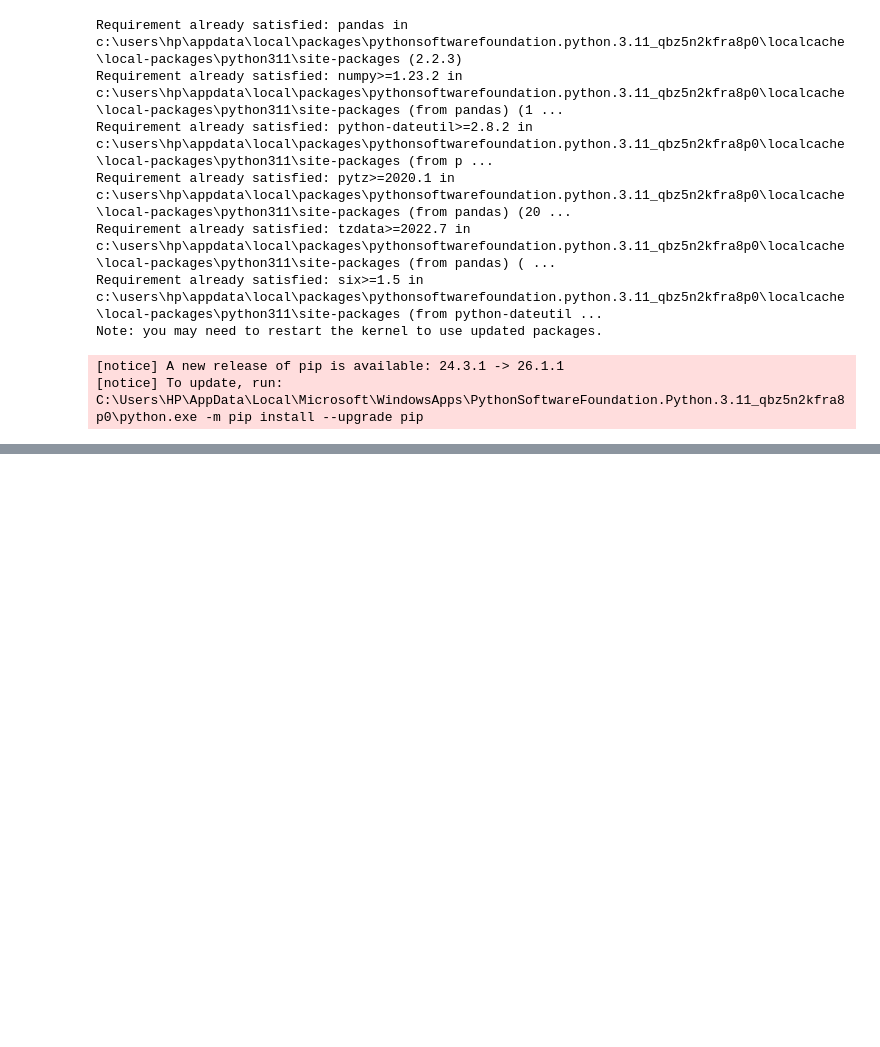
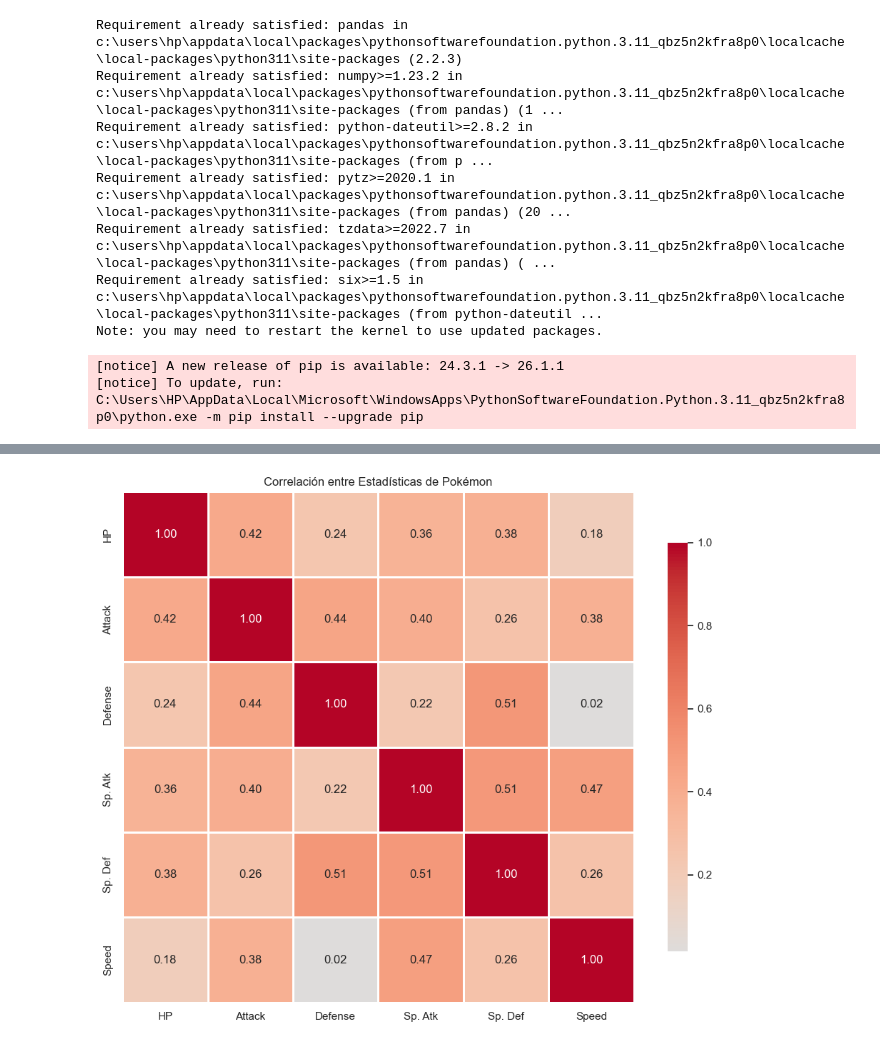
Before and after one commit to JohanAv1018/proyecto_prueba, a Jupyter notebook: script_1.ipynb, the cells around one changed output, grey strips where cells are left out. Cells and saved outputs as stored; diff of their text form; code cells hidden in the pictures; blank space fills up the shorter version.

```diff
--- a/script_1.ipynb
+++ b/script_1.ipynb
@@ -42,0 +120,92 @@ df.head()
+# %%
+import numpy as np
+import matplotlib.pyplot as plt
+import seaborn as sns
+import os
+
+# Crear carpeta para imágenes
+os.makedirs('images', exist_ok=True)
+
+sns.set(style='whitegrid', palette='husl')
+
+num_cols = df.select_dtypes(include=['number']).columns.tolist()
+cat_cols = df.select_dtypes(include=['object', 'category']).columns.tolist()
+
+# 1. Matriz de correlación de estadísticas (stats relevantes)
+stats_cols = [col for col in num_cols if col.lower() in ['hp', 'attack', 'defense', 'sp. atk', 'sp. def', 'speed']]
+if len(stats_cols) >= 2:
+    plt.figure(figsize=(10, 8))
+    corr_matrix = df[stats_cols].corr()
+    sns.heatmap(corr_matrix, annot=True, cmap='coolwarm', center=0,
+                square=True, linewidths=1, cbar_kws={"shrink": 0.8}, fmt='.2f')
+    plt.title('Correlación entre Estadísticas de Pokémon')
+    plt.tight_layout()
+    plt.savefig('images/01_correlacion_stats.png', dpi=300, bbox_inches='tight')
+    plt.show()
+
+    # Identificar tradeoffs (correlaciones negativas)
+    print("\n=== ASOCIACIONES CLAVE ===")
+    for i in range(len(corr_matrix.columns)):
+        for j in range(i+1, len(corr_matrix.columns)):
+            corr_val = corr_matrix.iloc[i, j]
+            col1, col2 = corr_matrix.columns[i], corr_matrix.columns[j]
+            if abs(corr_val) > 0.5:
+                print(f"{col1} <-> {col2}: {corr_val:.3f}")
+
+# 2. Distribución de stats por tipo
+if 'Type 1' in cat_cols and len(stats_cols) > 0:
+    primary_type = 'Type 1'
+    fig, axes = plt.subplots(2, 3, figsize=(16, 10))
+    axes = axes.flatten()
+
+    for idx, stat in enumerate(stats_cols[:6]):
+        sns.boxplot(data=df, x=primary_type, y=stat, ax=axes[idx], palette='Set2')
+        axes[idx].set_title(f'{stat} por Tipo')
+        axes[idx].set_xticklabels(axes[idx].get_xticklabels(), rotation=45, ha='right')
+
+    plt.tight_layout()
+    plt.savefig('images/02_stats_por_tipo.png', dpi=300, bbox_inches='tight')
+    plt.show()
+
+# 3. Relación Ataque vs Defensa (análisis de roles)
+if 'Attack' in stats_cols and 'Defense' in stats_cols:
+    plt.figure(figsize=(12, 7))
+
+    if 'Type 1' in cat_cols:
+        types = df['Type 1'].unique()[:5]  # Primeros 5 tipos para claridad
+        for ptype in types:
+            mask = df['Type 1'] == ptype
+            plt.scatter(df[mask]['Attack'], df[mask]['Defense'],
+                       label=ptype, alpha=0.6, s=80)
+    else:
+        plt.scatter(df['Attack'], df['Defense'], alpha=0.6, s=80)
+
+    plt.xlabel('Attack')
+    plt.ylabel('Defense')
+    plt.title('Posicionamiento Ofensivo vs Defensivo de Pokémon')
+    plt.legend()
+    plt.grid(True, alpha=0.3)
+    plt.tight_layout()
+    plt.savefig('images/03_ataque_vs_defensa.png', dpi=300, bbox_inches='tight')
+    plt.show()
+
+# 4. Stats totales vs velocidad (hipótesis: tradeoff con velocidad)
+if 'Speed' in stats_cols:
+    total_stats = df[stats_cols].sum(axis=1)
+    plt.figure(figsize=(10, 6))
+    plt.scatter(total_stats, df['Speed'], alpha=0.6, s=100, c=df['Speed'], cmap='viridis')
+    z = np.polyfit(total_stats, df['Speed'], 1)
+    p = np.poly1d(z)
+    plt.plot(total_stats, p(total_stats), "r--", linewidth=2, label='Tendencia')
+    plt.xlabel('Stats Totales')
+    plt.ylabel('Velocidad')
+    plt.title('¿Hay tradeoff entre Stats Totales y Velocidad?')
+    plt.colorbar(label='Speed')
+    plt.legend()
+    plt.tight_layout()
+    plt.savefig('images/04_stats_totales_vs_velocidad.png', dpi=300, bbox_inches='tight')
+    plt.show()
+
+print("\n✓ Imágenes guardadas en la carpeta 'images'")
+# %% [output]
+[figure, added]
```
Also changed, not shown: parts of 5 cells of this notebook, 4 other files.
